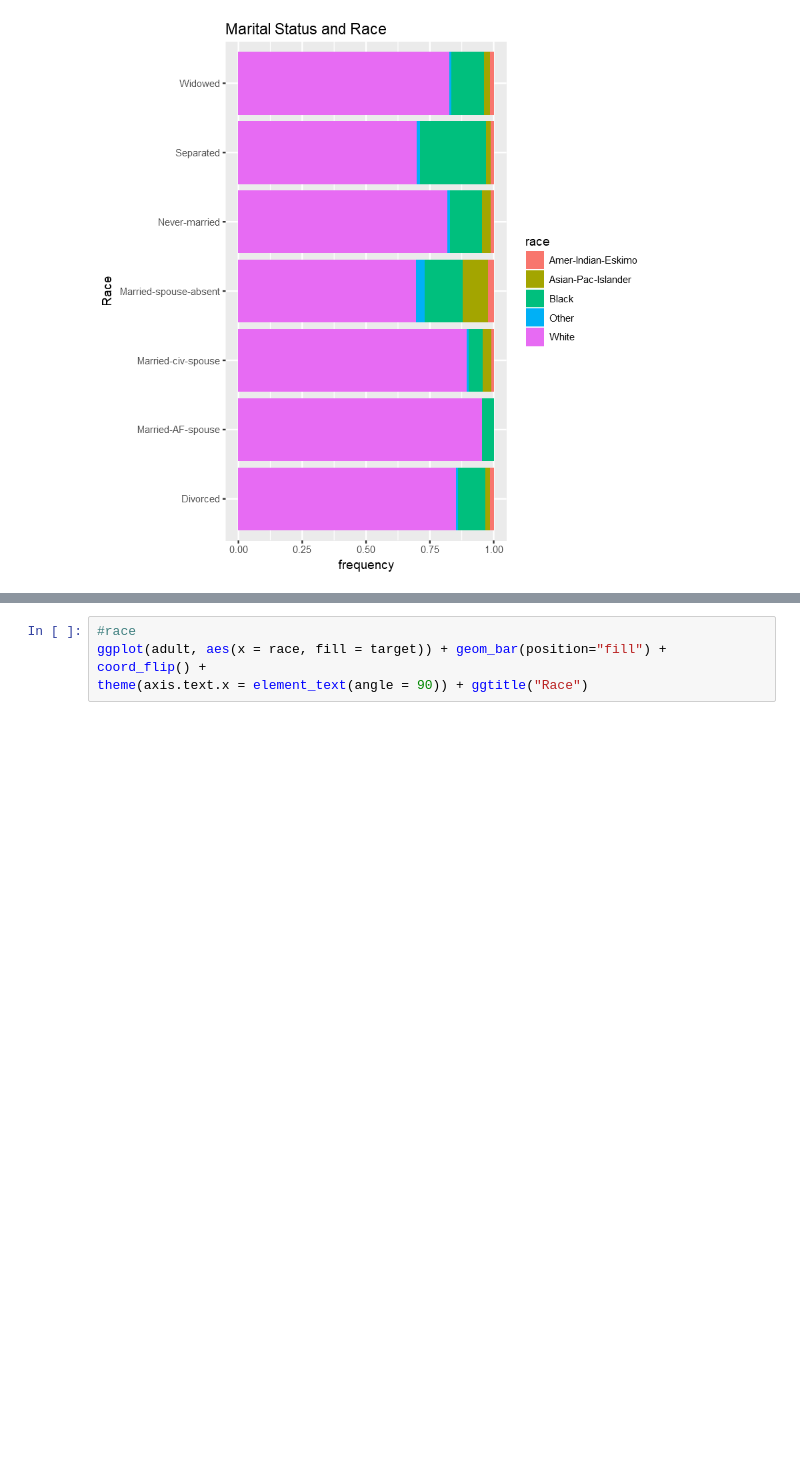
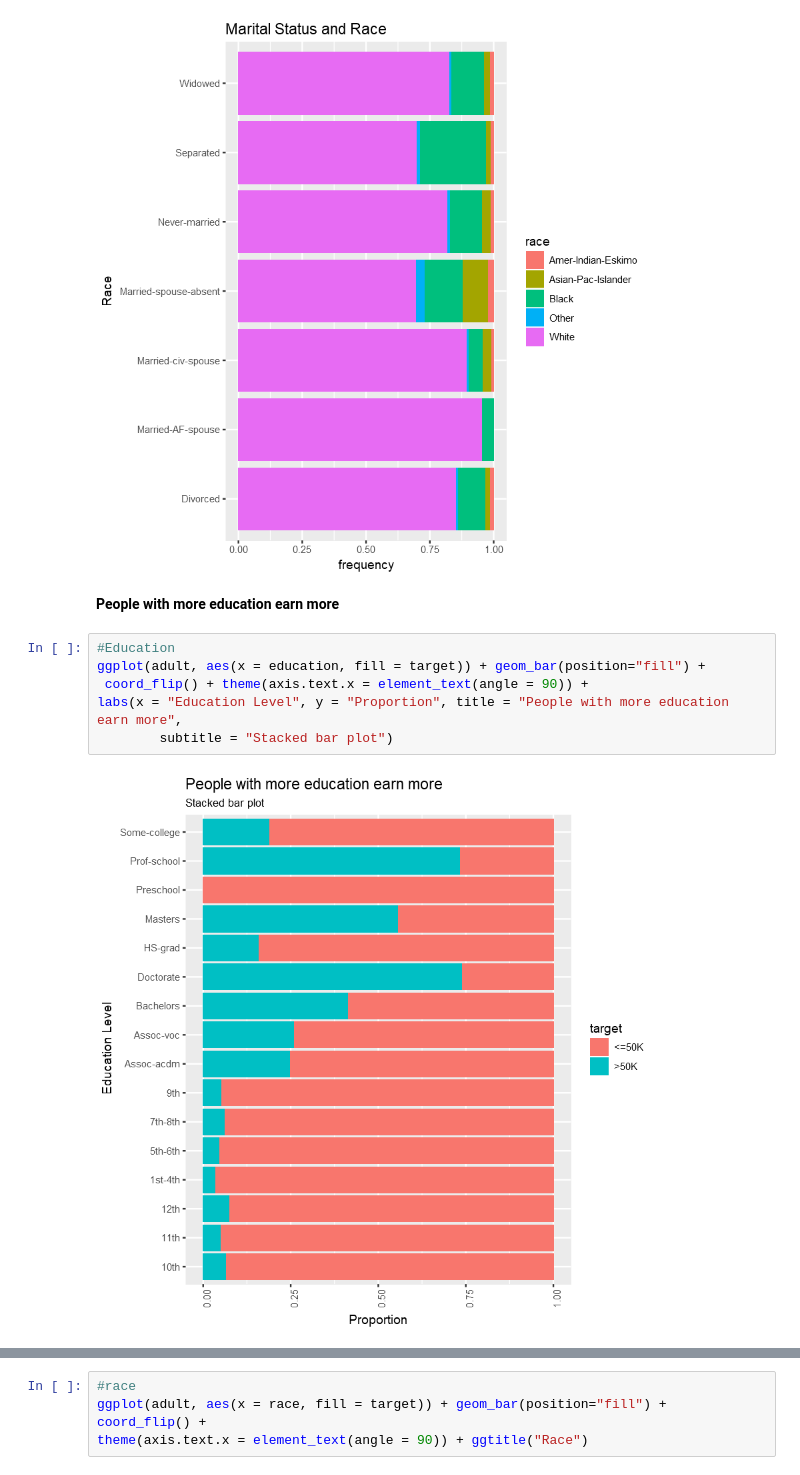
Before and after one commit to MElHuseyni/Predict-Income-using-US-Census-Data, a Jupyter notebook: Exploratory Data Analysis in R.ipynb, the cells around one changed output, grey strips where cells are left out. Drawn from its saved outputs; the diff is of its cells as text; blank space fills up the shorter version.

```diff
--- a/Exploratory Data Analysis in R.ipynb
+++ b/Exploratory Data Analysis in R.ipynb
@@ -392,3 +320,13 @@ ggplot(adult, aes(marital.status, fill = race) ) +
   ylab('frequency')
 # %% [output]
 [figure]
+# %% [markdown]
+**People with more education earn more**
+# %%
+#Education
+ggplot(adult, aes(x = education, fill = target)) + geom_bar(position="fill") +
+ coord_flip() + theme(axis.text.x = element_text(angle = 90)) +
+labs(x = "Education Level", y = "Proportion", title = "People with more education earn more",
+        subtitle = "Stacked bar plot")
+# %% [output]
+[figure, added]
```
Also changed, not shown: parts of 19 cells of this notebook.
